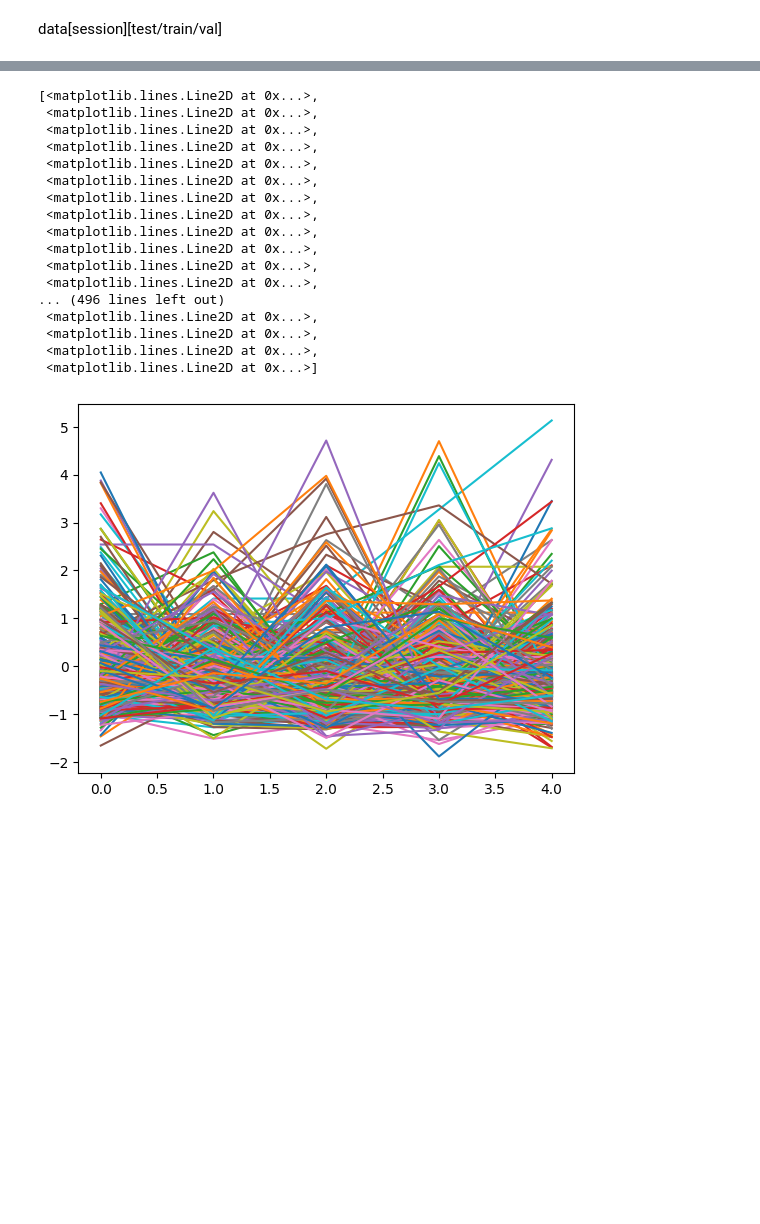
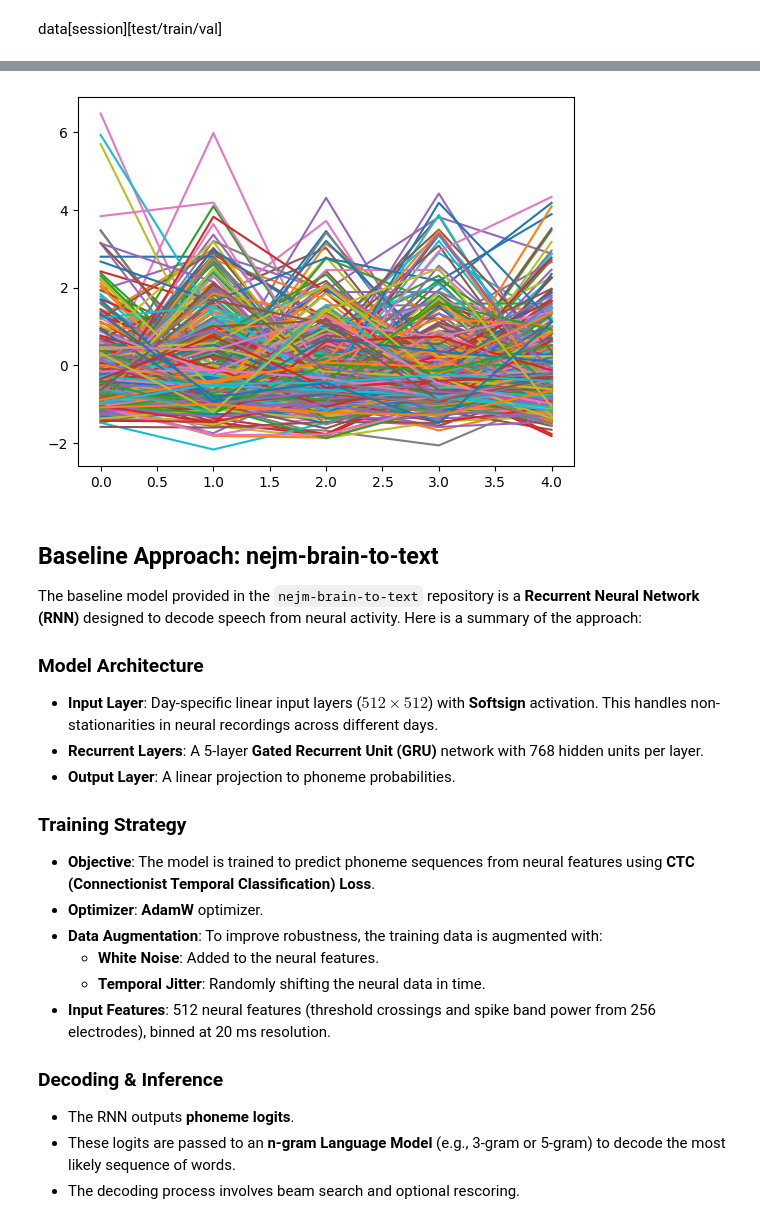
Before and after one commit to mel6502/Brain2Text25, a Jupyter notebook: test.ipynb, the cells around one changed output, grey strips where cells are left out. Drawn from its saved outputs; the diff is of its cells as text; code cells hidden in the pictures; blank space fills up the shorter version.

Commit message:
Test training GRU

```diff
--- a/test.ipynb
+++ b/test.ipynb
@@ -93,23 +94,29 @@ data[0][1]
           0,  0,  0,  0,  0,  0,  0,  0,  0,  0,  0,  0,  0,  0,  0,  0,  0,
           0,  0,  0,  0,  0,  0,  0,  0,  0,  0,
 # %%
-plt.plot(test[1][:5])
+plt.plot(data[0][1]['neural_features'][1][:5])
+plt.show()
 # %% [output]
-[<matplotlib.lines.Line2D at 0x...>,
- <matplotlib.lines.Line2D at 0x...>,
- <matplotlib.lines.Line2D at 0x...>,
- <matplotlib.lines.Line2D at 0x...>,
- <matplotlib.lines.Line2D at 0x...>,
- <matplotlib.lines.Line2D at 0x...>,
- <matplotlib.lines.Line2D at 0x...>,
- <matplotlib.lines.Line2D at 0x...>,
- <matplotlib.lines.Line2D at 0x...>,
- <matplotlib.lines.Line2D at 0x...>,
- <matplotlib.lines.Line2D at 0x...>,
- <matplotlib.lines.Line2D at 0x...>,
-... (496 lines left out)
- <matplotlib.lines.Line2D at 0x...>,
- <matplotlib.lines.Line2D at 0x...>,
- <matplotlib.lines.Line2D at 0x...>,
- <matplotlib.lines.Line2D at 0x...>]
-[figure, old version]
+[figure, new version]
+# %% [markdown]
+## Baseline Approach: nejm-brain-to-text
+
+The baseline model provided in the `nejm-brain-to-text` repository is a **Recurrent Neural Network (RNN)** designed to decode speech from neural activity. Here is a summary of the approach:
+
+### Model Architecture
+*   **Input Layer**: Day-specific linear input layers ($512 \times 512$) with **Softsign** activation. This handles non-stationarities in neural recordings across different days.
+*   **Recurrent Layers**: A 5-layer **Gated Recurrent Unit (GRU)** network with 768 hidden units per layer.
+*   **Output Layer**: A linear projection to phoneme probabilities.
+
+### Training Strategy
+*   **Objective**: The model is trained to predict phoneme sequences from neural features using **CTC (Connectionist Temporal Classification) Loss**.
+*   **Optimizer**: **AdamW** optimizer.
+*   **Data Augmentation**: To improve robustness, the training data is augmented with:
+    *   **White Noise**: Added to the neural features.
+    *   **Temporal Jitter**: Randomly shifting the neural data in time.
+*   **Input Features**: 512 neural features (threshold crossings and spike band power from 256 electrodes), binned at 20 ms resolution.
+
+### Decoding & Inference
+*   The RNN outputs **phoneme logits**.
+*   These logits are passed to an **n-gram Language Model** (e.g., 3-gram or 5-gram) to decode the most likely sequence of words.
+*   The decoding process involves beam search and optional rescoring.
```
Also changed, not shown: parts of 8 cells of this notebook.
